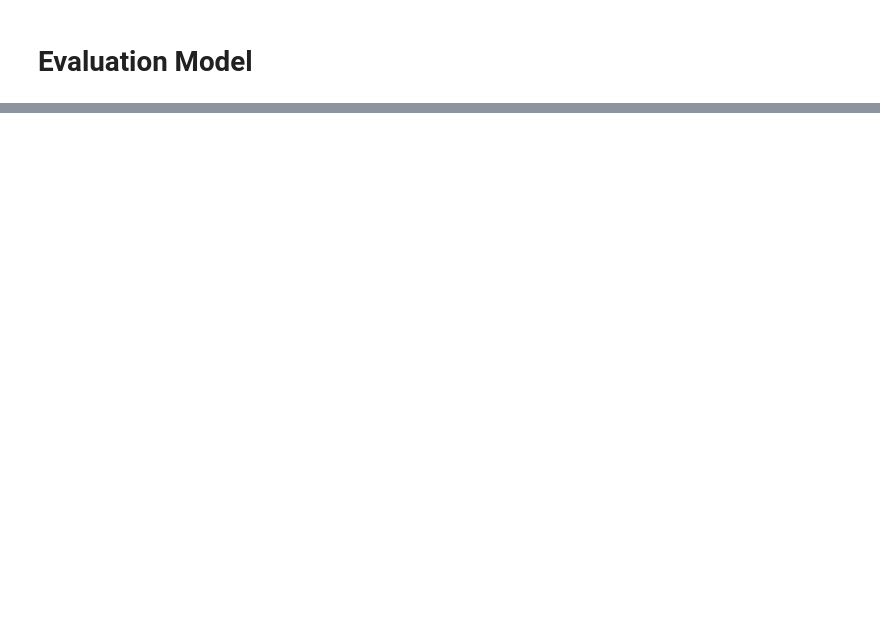
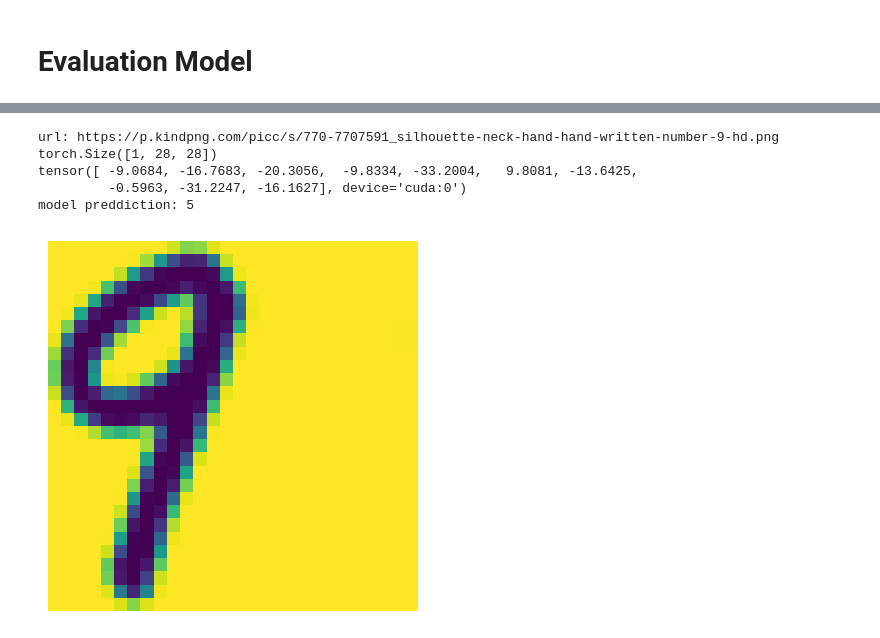
Before and after one commit to ikyro/mnist, a Jupyter notebook: mnist.ipynb, the cells around one changed output, grey strips where cells are left out. Saved outputs shown, nothing was run; the diff lists cells and outputs as text; code cells hidden in the pictures; blank space fills up the shorter version.

```diff
--- a/mnist.ipynb
+++ b/mnist.ipynb
@@ -70,8 +70,7 @@ class NeuralNetwork(nn.Module):
       nn.ReLU(),
       nn.Linear(in_features=512, out_features=512),
       nn.ReLU(),
-      nn.Linear(in_features=512, out_features=10),
-      nn.Softmax()
+      nn.Linear(in_features=512, out_features=10)
     )
 
   def forward(self, x):
@@ -110,9 +113,9 @@ optimizer = optim.Adam(model.parameters())
 epochs = 5
 
 def train_model():
-  for i, (inputs, labels) in enumerate(training_loader):
+  for i, (inputs, labels) in enumerate(training_loader, start=1):
     inputs = inputs.to(device)
-    labels = torch.tensor(labels).to(device)
+    labels = labels.clone().detach().to(device)
 
     optimizer.zero_grad()
     outputs = model(inputs)
@@ -122,13 +125,15 @@ def train_model():
     optimizer.step()
 
     if i % 10 == 0:
-      loss = loss.item()
-      current = (i + 1) * len(inputs)
+      current = i * len(inputs)
 
-      print(f'loss: {loss:.4f} [{current:>5d}/{len(training_data):>5d}]')
+      print(
+        f'loss: {loss.item():.4f}',
+        f'[{current}/{len(training_data)}]'
+      )
 
 for epoch in range(1, epochs + 1):
-  print(f'training epoch: {epoch}/{epochs}')
+  print(f'training epoch: [{epoch}/{epochs}]')
 
   model.train()
   train_model()
@@ -180,0 +206,41 @@ torch.save(model.state_dict(), 'model.ckpt')
+# %%
+from PIL import Image
+import requests
+from io import BytesIO
+from torchvision import transforms
+
+transform = transforms.Compose([
+  transforms.Resize((28, 28)),
+  transforms.Grayscale(),
+  transforms.PILToTensor(),
+  transforms.ConvertImageDtype(torch.float32)
+])
+
+def show_image(url: str):
+  res = requests.get(url)
+  img = Image.open(BytesIO(res.content))
+
+  tensor = transform(img)
+
+  plt.axis('off')
+  plt.imshow(tensor.squeeze()) # type: ignore
+
+  return tensor
+
+img_tensor = show_image(input('url: '))
+print(img_tensor.shape) # type: ignore
+
+with torch.no_grad():
+  model.eval()
+  output = model(img_tensor.to(device)) # type: ignore
+  predicted = output.argmax().item()
+
+  print(output[0])
+  print(f'model preddiction: {predicted}')
+# %% [output]
+url: https://p.kindpng.com/picc/s/770-7707591_silhouette-neck-hand-hand-written-number-9-hd.png
+torch.Size([1, 28, 28])
+tensor([ -9.0684, -16.7683, -20.3056,  -9.8334, -33.2004,   9.8081, -13.6425,
+         -0.5963, -31.2247, -16.1627], device='cuda:0')
+model preddiction: 5
+[figure, added]
```
Also changed, not shown: parts of 9 cells of this notebook.
